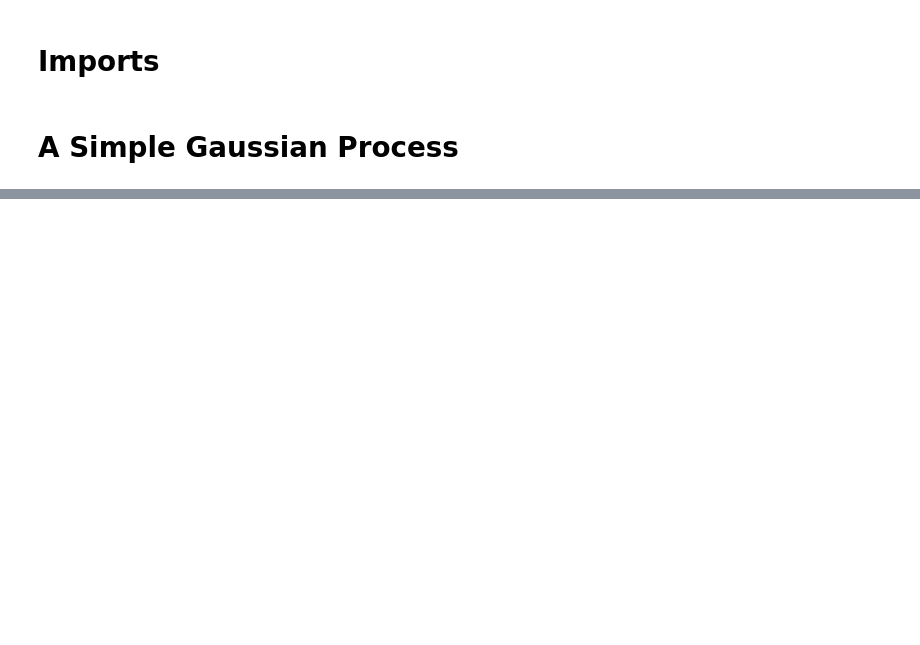
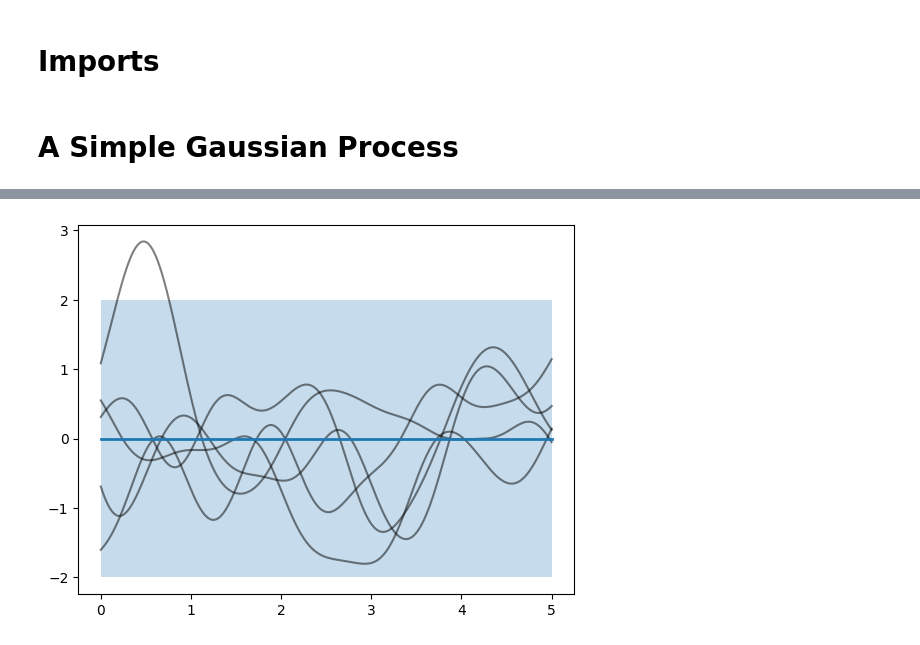
Before and after one commit to ishaanpaul98/Deep-Learning, a Jupyter notebook: Gaussian Processes/gp.ipynb, the cells around one changed output, grey strips where cells are left out. Saved outputs shown, nothing was run; the diff lists cells and outputs as text; code cells hidden in the pictures; blank space fills up the shorter version.

```diff
--- a/Gaussian Processes/gp.ipynb
+++ b/Gaussian Processes/gp.ipynb
@@ -34,0 +75,12 @@ plt.show()
+# %%
+mean = np.zeros(test_x.shape[0])
+cov = rbfkernel(test_x, test_x, ls=0.2)
+# %%
+prior_samples = np.random.multivariate_normal(mean=mean, cov=cov, size=5)
+plt.plot(test_x, prior_samples.T, color='black', alpha=0.5)
+plt.plot(test_x, mean, linewidth=2.)
+plt.fill_between(test_x, mean - 2 * np.diag(cov), mean + 2 * np.diag(cov),
+                 alpha=0.25)
+plt.show()
+# %% [output]
+[figure, added]
```
Also changed, not shown: parts of 18 cells of this notebook.
